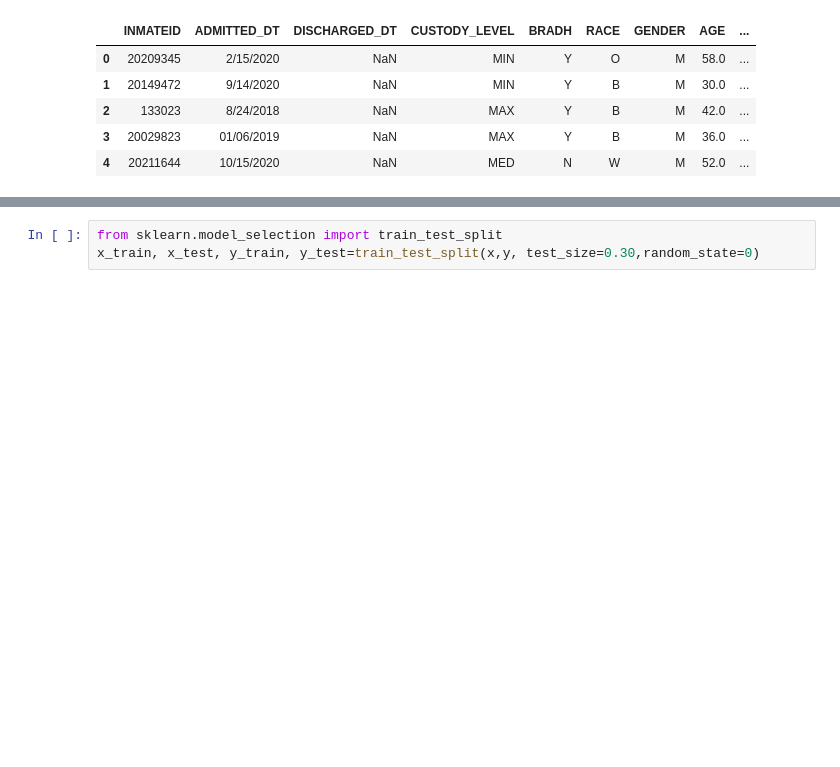
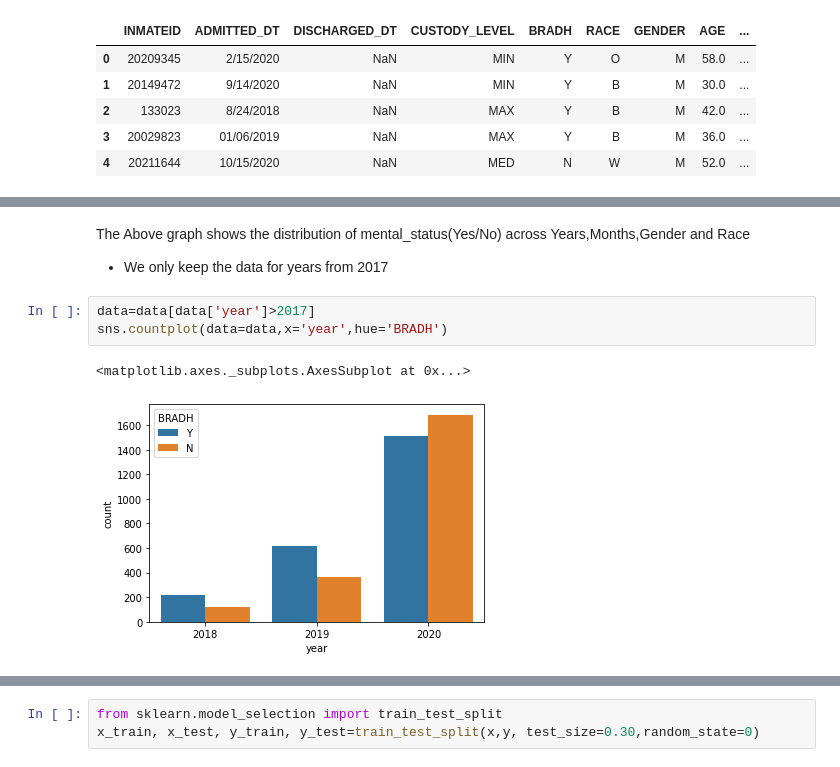
Before and after one commit to FrancisDcruz/OpenFairness, a Jupyter notebook: crime_fareness_.ipynb, the cells around one changed output, grey strips where cells are left out. Drawn from its saved outputs; the diff is of its cells as text; blank space fills up the shorter version.

```diff
--- a/crime_fareness_.ipynb
+++ b/crime_fareness_.ipynb
@@ -156,0 +116,10 @@ y=data.iloc[:,-1].values
+# %% [markdown]
+The Above graph shows the distribution of mental_status(Yes/No) across Years,Months,Gender and Race
+
+*   We only keep the data for years from 2017
+# %%
+data=data[data['year']>2017]
+sns.countplot(data=data,x='year',hue='BRADH')
+# %% [output]
+<matplotlib.axes._subplots.AxesSubplot at 0x...>
+[figure, added]
```
Also changed, not shown: parts of 91 cells of this notebook.
